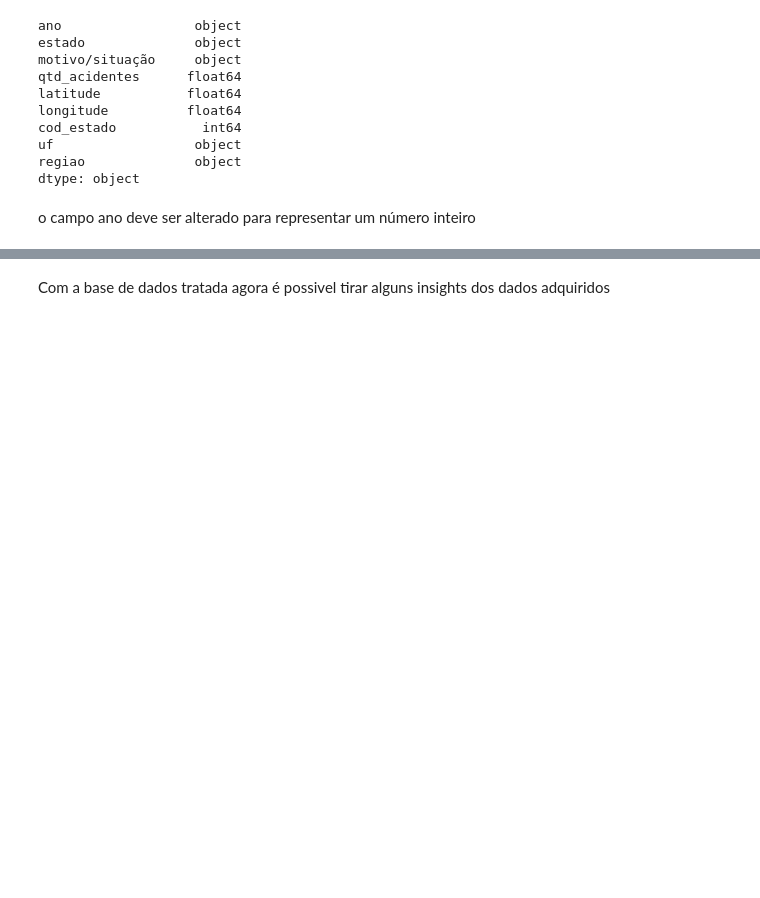
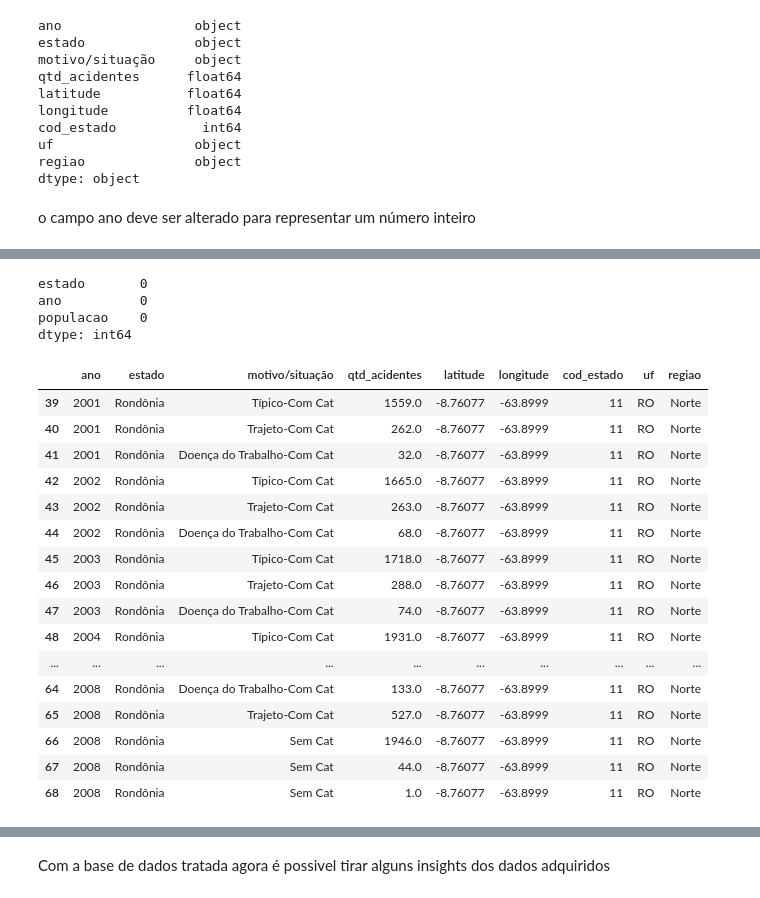
Before and after one commit to lorransr/CAT, a Jupyter notebook: Acidentes_de_Trabalho.ipynb, the cells around one changed output, grey strips where cells are left out. Cells and saved outputs as stored; diff of their text form; code cells hidden in the pictures; blank space fills up the shorter version.

```diff
--- a/Acidentes_de_Trabalho.ipynb
+++ b/Acidentes_de_Trabalho.ipynb
@@ -157,0 +188,7 @@ df_uf.ano = df_uf.ano.astype('int64')
+# %%
+dim_pop.isna().sum()
+# %% [output]
+estado       0
+ano          0
+populacao    0
+dtype: int64
@@ -157,0 +198,20 @@ df_uf.ano = df_uf.ano.astype('int64')
+# %%
+df_uf.head(30)
+# %% [output]
+|  | ano | estado | motivo/situação | qtd_acidentes | latitude | longitude | cod_estado | uf | regiao |
+| 39 | 2001 | Rondônia | Típico-Com Cat | 1559.0 | -8.76077 | -63.8999 | 11 | RO | Norte |
+| 40 | 2001 | Rondônia | Trajeto-Com Cat | 262.0 | -8.76077 | -63.8999 | 11 | RO | Norte |
+| 41 | 2001 | Rondônia | Doença do Trabalho-Com Cat | 32.0 | -8.76077 | -63.8999 | 11 | RO | Norte |
+| 42 | 2002 | Rondônia | Típico-Com Cat | 1665.0 | -8.76077 | -63.8999 | 11 | RO | Norte |
+| 43 | 2002 | Rondônia | Trajeto-Com Cat | 263.0 | -8.76077 | -63.8999 | 11 | RO | Norte |
+| 44 | 2002 | Rondônia | Doença do Trabalho-Com Cat | 68.0 | -8.76077 | -63.8999 | 11 | RO | Norte |
+| 45 | 2003 | Rondônia | Típico-Com Cat | 1718.0 | -8.76077 | -63.8999 | 11 | RO | Norte |
+| 46 | 2003 | Rondônia | Trajeto-Com Cat | 288.0 | -8.76077 | -63.8999 | 11 | RO | Norte |
+| 47 | 2003 | Rondônia | Doença do Trabalho-Com Cat | 74.0 | -8.76077 | -63.8999 | 11 | RO | Norte |
+| 48 | 2004 | Rondônia | Típico-Com Cat | 1931.0 | -8.76077 | -63.8999 | 11 | RO | Norte |
+| ... | ... | ... | ... | ... | ... | ... | ... | ... | ... |
+| 64 | 2008 | Rondônia | Doença do Trabalho-Com Cat | 133.0 | -8.76077 | -63.8999 | 11 | RO | Norte |
+| 65 | 2008 | Rondônia | Trajeto-Com Cat | 527.0 | -8.76077 | -63.8999 | 11 | RO | Norte |
+| 66 | 2008 | Rondônia | Sem Cat | 1946.0 | -8.76077 | -63.8999 | 11 | RO | Norte |
+| 67 | 2008 | Rondônia | Sem Cat | 44.0 | -8.76077 | -63.8999 | 11 | RO | Norte |
+| 68 | 2008 | Rondônia | Sem Cat | 1.0 | -8.76077 | -63.8999 | 11 | RO | Norte |
```
Also changed, not shown: parts of 55 cells of this notebook.
